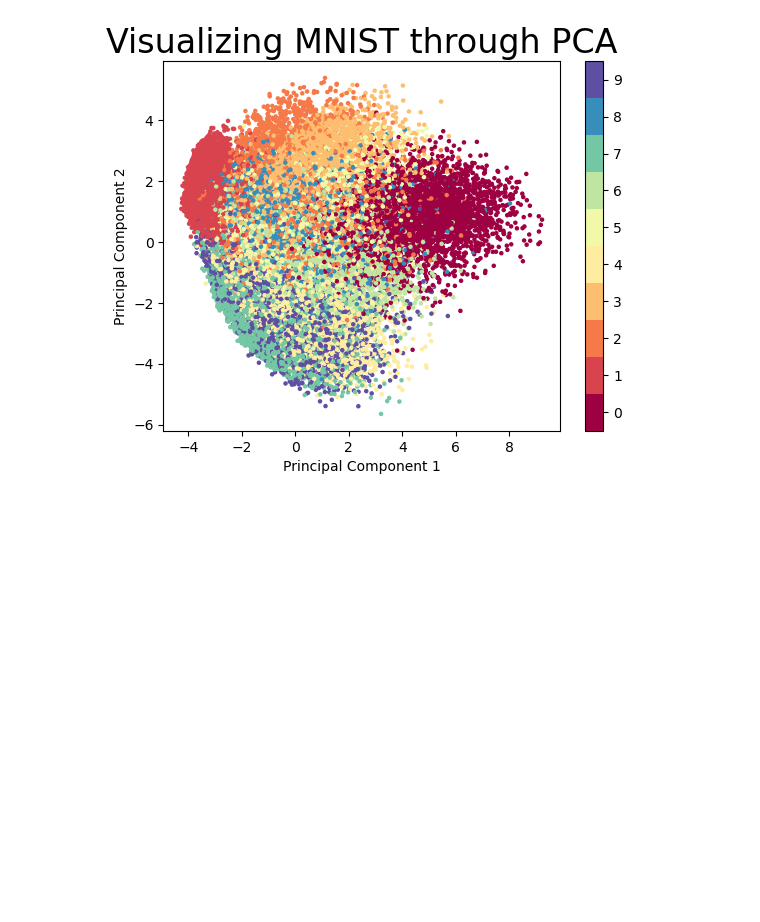
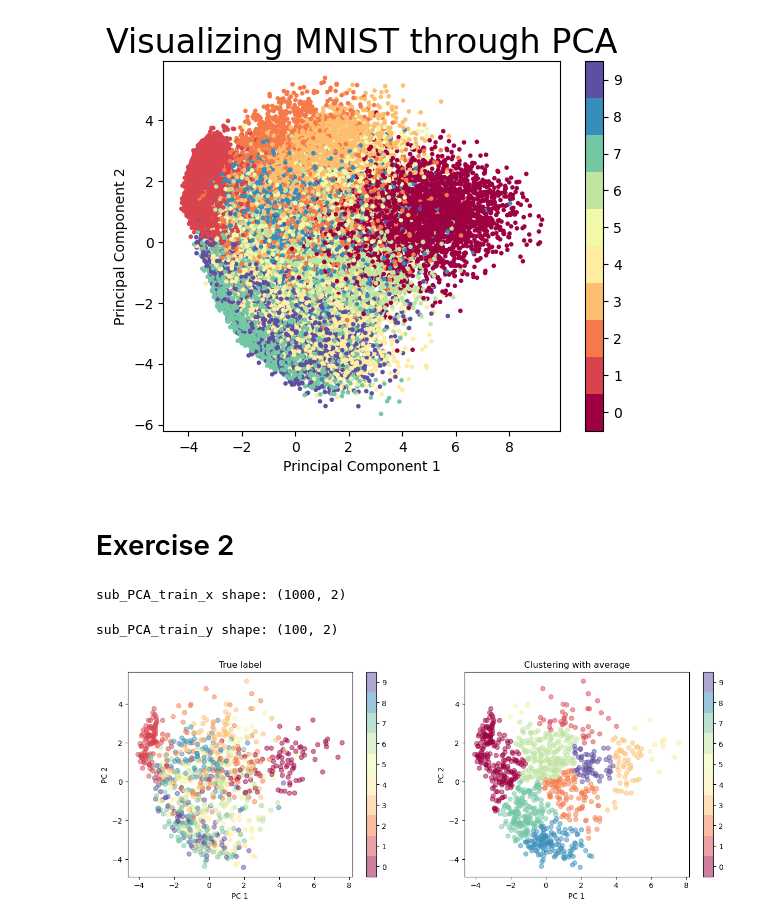
Before and after one commit to 8oo30un/class_AIIntroduction, a Jupyter notebook: p_22100157_Week8.ipynb, the cells around one changed output. Drawn from its saved outputs; the diff is of its cells as text; code cells hidden in the pictures; blank space fills up the shorter version.

```diff
--- a/p_22100157_Week8.ipynb
+++ b/p_22100157_Week8.ipynb
@@ -38,3 +38,41 @@ plt.ylabel('Principal Component 2')
 # %% [output]
 Text(0, 0.5, 'Principal Component 2')
 [figure]
+# %% [markdown]
+# Exercise 2
+# %%
+sub_PCA_train_x = PCA_train_x[:1000, :]
+print ('sub_PCA_train_x shape:', sub_PCA_train_x.shape)
+# %% [output]
+sub_PCA_train_x shape: (1000, 2)
+# %%
+sub_PCA_train_y=PCA_test_x[:100, :]
+print ('sub_PCA_train_y shape:', sub_PCA_train_y.shape)
+# %% [output]
+sub_PCA_train_y shape: (100, 2)
+# %%
+from sklearn.cluster import AgglomerativeClustering
+from scipy.cluster.hierarchy import dendrogram
+import matplotlib.pyplot as plt
+li = 'average' # Linkage{ 'ward', 'complete', 'average', 'single'}, default='ward'
+n_c = 10
+hier = AgglomerativeClustering(n_clusters=n_c, metric ='euclidean', linkage=li)
+pred_y = hier.fit_predict(sub_PCA_train_x)
+## Plot
+plt.figure(figsize=(15,5))
+plt. subplot (1,2,1)
+plt.scatter(sub_PCA_train_x[:, 0], sub_PCA_train_x[:, 1], c=train_y['label'][:1000], cmap='Spectral', alpha=0.5)
+plt.colorbar(boundaries=np.arange(11)-0.5).set_ticks(np.arange(10))
+plt.title("True label")
+plt.xlabel('PC 1');
+plt.ylabel('PC 2')
+
+plt. subplot (1,2,2)
+plt.scatter(sub_PCA_train_x[:, 0], sub_PCA_train_x[:, 1], c=pred_y, cmap='Spectral', alpha=0.5)
+plt.colorbar(boundaries=np.arange(n_c+1)-0.5).set_ticks(np.arange(n_c))
+plt.title("Clustering with " + li)
+plt.xlabel('PC 1'); plt.ylabel('PC 2')
+
+plt. show()
+# %% [output]
+[figure, added]
```
Also changed, not shown: 1 other file.
